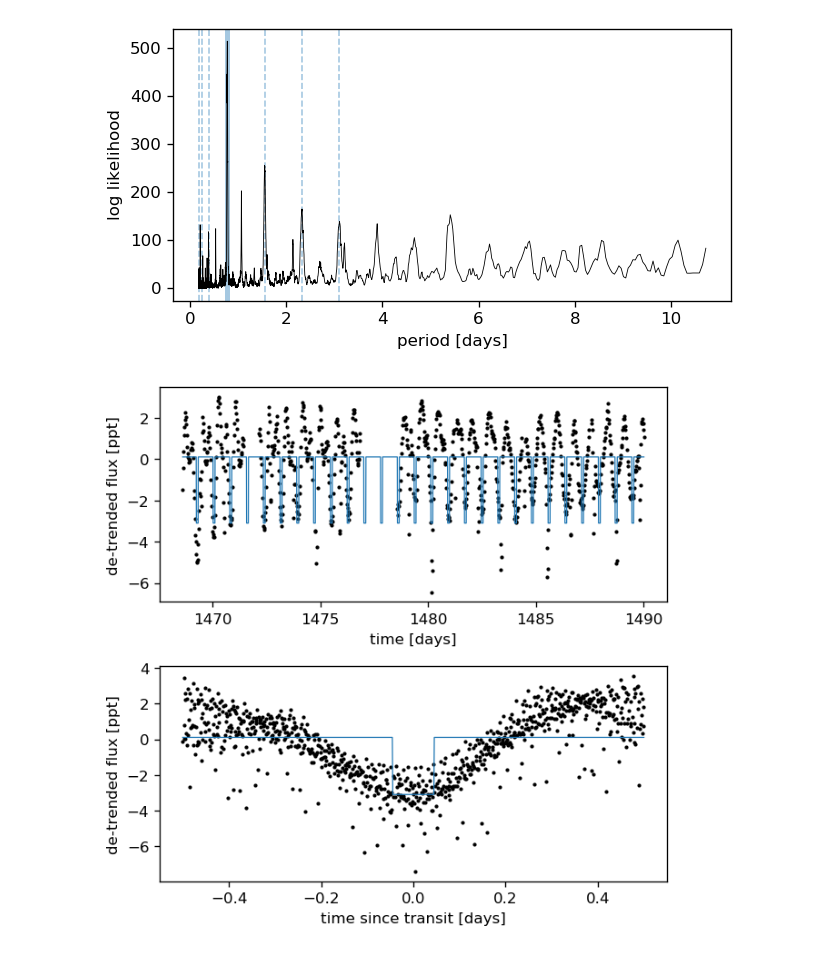
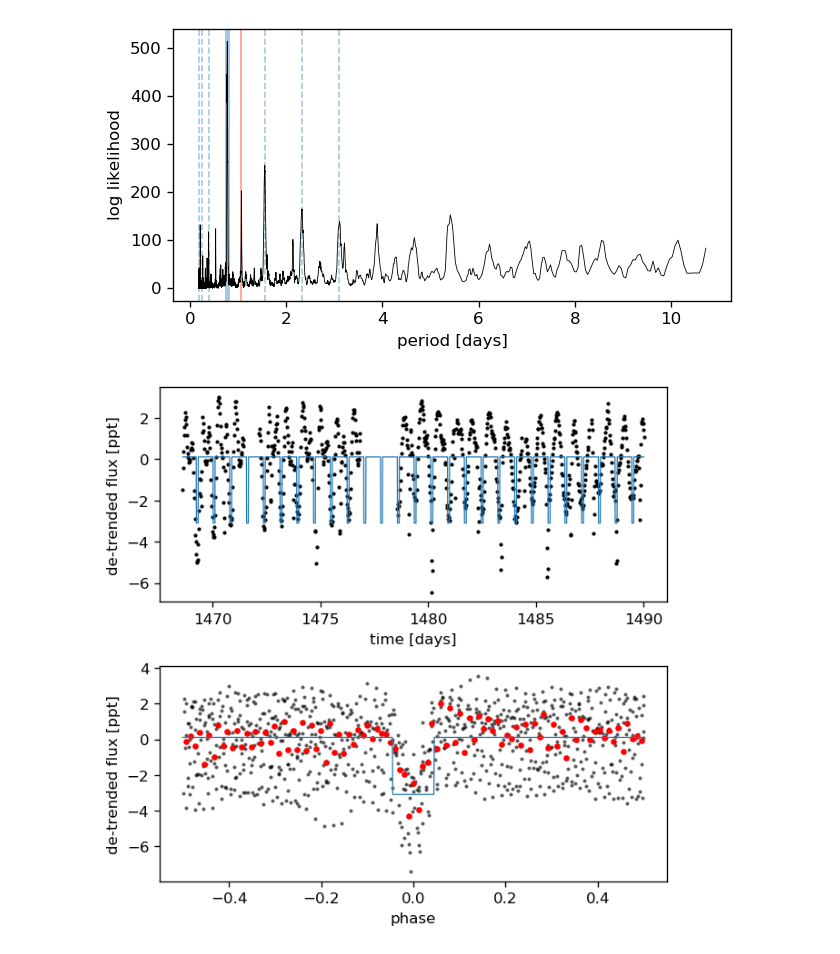
Before and after one commit to ruoyanwangdr/Dectection-of-Bright-Transiting-Exoplanet-with-MASCARA-TESS, a Jupyter notebook: ls_1359354.ipynb, the cells around one changed output. Cells and saved outputs as stored; diff of their text form; code cells hidden in the pictures.

```diff
--- a/ls_1359354.ipynb
+++ b/ls_1359354.ipynb
@@ -47,10 +47,6 @@ trend = medfilt(y, 45)
 mu = np.median(y)
 y_filt =(y - trend)
 
-#remove_outliers = np.where((y_filt < (np.mean(y_filt)+3.*np.std(y_filt)))*
-#                               (y_filt > (np.mean(y_filt) - 3.*np.std(y_filt))))
-#y_filt = y_filt[remove_outliers]
-#t_filt = t[np.where(y_filt)]
 
 fig, axes = plt.subplots(2, 1, sharex=True, figsize=(6, 6))
 ax = axes[0]
@@ -82,7 +78,7 @@ ax.axvline(period.value, alpha=0.4, lw=3)
 for n in range(2, 5):
     ax.axvline(n*period.value, alpha=0.4, lw=1, linestyle="dashed")
     ax.axvline(period.value / n, alpha=0.4, lw=1, linestyle="dashed")
-#ax.axvline(1.071, alpha=0.4, c='r', lw=1, linestyle="solid")
+ax.axvline(1.071, alpha=0.4, c='r', lw=1, linestyle="solid")
 
 # Plot the periodogram
 ax.plot(results.period, results.power, "k", lw=0.5)
@@ -99,36 +95,73 @@ index = np.argmax(results.power)
 period = results.period[index]
 t0 = results.transit_time[index]
 duration = results.duration[index]
 
 fig, axes = plt.subplots(2, 1, figsize=(6, 6))
 fig.subplots_adjust(hspace=0.3)
 
 # Plot the light curve and best-fit model
 ax = axes[0]
 ax.plot(t, y, ".k", ms=3)
 x = np.linspace(t.min(), t.max(), 3*len(t))
 f = model.model(x, period, duration, t0)
 #ax.set_xlim(1481,1483)
 #ax.set_xlim(1520,1525)
 ax.plot(x, f, lw=0.75)
 ax.set_xlabel("time [days]")
 ax.set_ylabel("de-trended flux [ppt]");
 
+T0 = 2457000
+epoch = 1469.474*u.d # BTJD
+P = 1.071*u.d # Days
+
 # Plot the folded data points within 0.5 days of the transit time
 ax = axes[1]
-#x = (t - t0 + 0.5*period) % period - 0.5*period
-x = np.mod(((t-t0)/period)+.5, 1)-.5
+x = np.mod(((t - epoch)/P)+.5, 1)-.5
+
+#t = np.concatenate([t, lsc_jd])
+#mag = np.concatenate([mag,lsc_mag])
+
+#tau=1.3228e-8
+#for i in range(len(tess_time)):
+#    tess_time[i] = (tess_time[i]+T0)-i*tau
+
+#tess_phase=((tess_time-epoch)%P)
+#tess_phase = np.array([tess_phase[i]/P if tess_phase[i] < P/2.
+#                       else (tess_phase[i]-P)/P for i in range(len(tess_phase))])
+
+#phase = (t - epoch) % P
+#phase = np.array([phase[i]/P if phase[i] < P/2.
+#                       else (phase[i]-P)/P for i in range(len(phase))])
+
+def spec_digitize_mean(x,y,numbins):
+    mybins = np.linspace(min(x),max(x),numbins)
+    digitized = np.digitize(x,mybins)
+    xmeans = [np.nanmean(x[digitized==i]) for i in range(1,len(mybins))]
+    ymeans= [np.nanmean(x[digitized==i]) for i in range(1,len(mybins))]
+    return xmeans,ymeans
+
+def spec_digitize_median(x,y,numbins):
+    mybins = np.linspace(min(x),max(x),numbins)
+    digitized = np.digitize(x,mybins)
+    xmedians = [np.nanmedian(x[digitized==i]) for i in range(1,len(mybins))]
+    ymedians = [np.nanmedian(y[digitized==i]) for i in range(1,len(mybins))]
+    return xmedians,ymedians
+
+binned_phase, binned_flux = spec_digitize_median(x, y_filt, 100)
+
+
 #m = np.abs(x) < 0.5 * u.day
-ax.plot(x, y_filt, ".k", ms=3)
+ax.plot(x, y_filt, ".k", ms=3, alpha=0.5)
+ax.plot(binned_phase, binned_flux, '.r')
 
 # Over-plot the best fit model
 x = np.linspace(-0.5, 0.5, 1000) * u.day
 f = model.model(x + t0, period, duration, t0)
 ax.plot(x, f, lw=0.75)
-ax.set_xlabel("time since transit [days]")
+ax.set_xlabel("phase")
 ax.set_ylabel("de-trended flux [ppt]");
 # %% [output]
 [figure]
 [figure]
-[figure, old version]
+[figure, new version]
-[figure, old version]
+[figure, new version]
```
Also changed, not shown: parts of 12 cells of this notebook.
